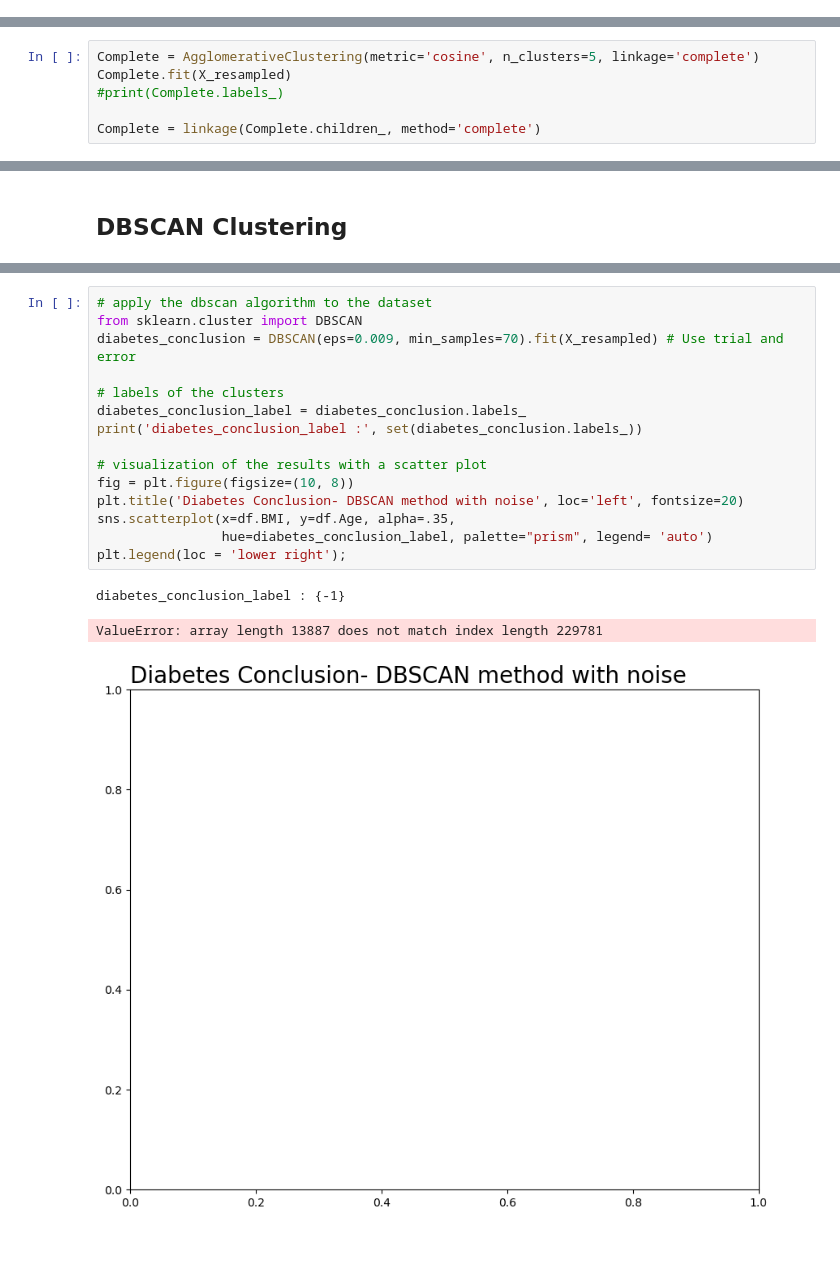
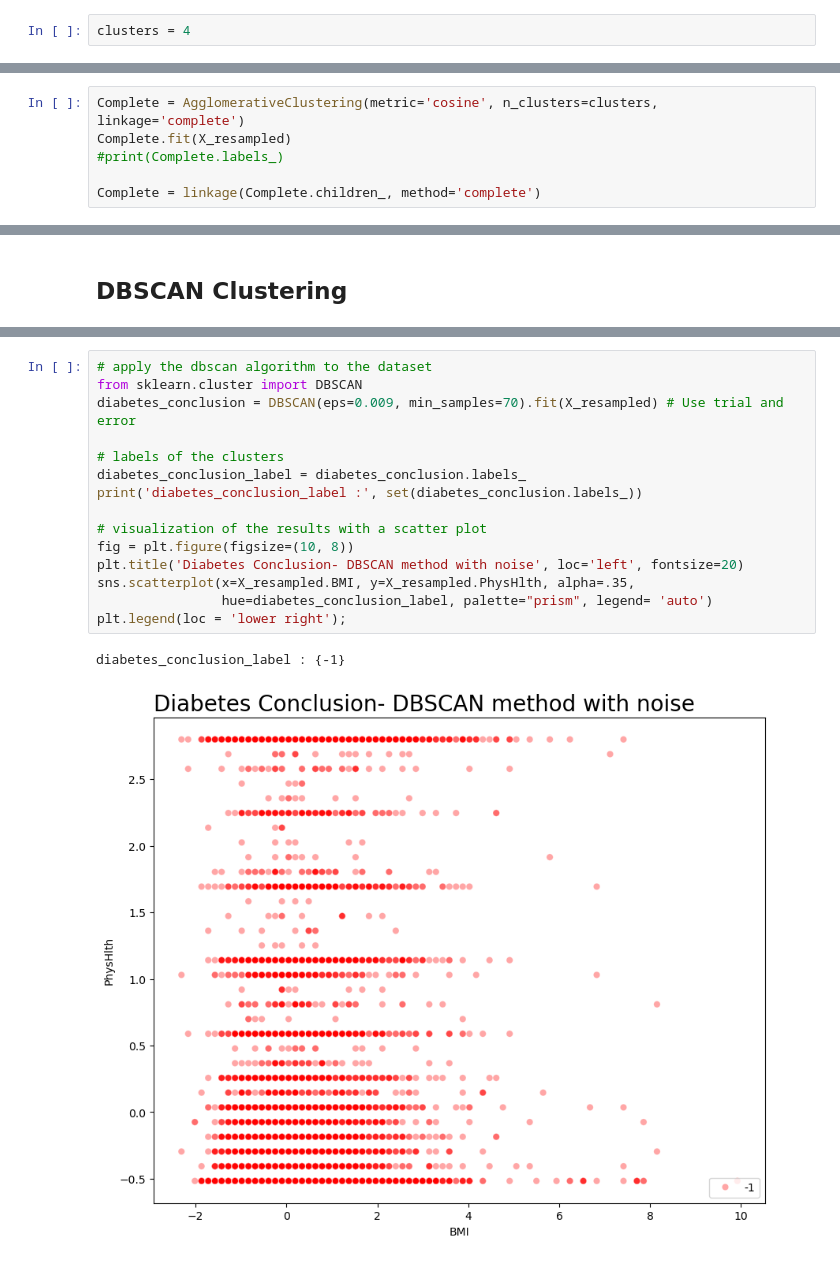
Before and after one commit to YaroslawBagriy/DiabetesRiskClassifier, a Jupyter notebook: notebooks/cluster_modeling.ipynb, the cells around one changed output, grey strips where cells are left out. Drawn from its saved outputs; the diff is of its cells as text.

```diff
--- a/notebooks/cluster_modeling.ipynb
+++ b/notebooks/cluster_modeling.ipynb
@@ -105,10 +145,12 @@ print(X_resampled.shape, y_resampled.shape)
+# %%
+clusters = 4
 # %% [markdown]
 ## Agglomerative Clustering(Heirachical Clustering)
 # %%
 from sklearn.cluster import AgglomerativeClustering
 from scipy.cluster.hierarchy import dendrogram, linkage
 # %%
-Complete = AgglomerativeClustering(metric='cosine', n_clusters=5, linkage='complete')
+Complete = AgglomerativeClustering(metric='cosine', n_clusters=clusters, linkage='complete')
 Complete.fit(X_resampled)
 #print(Complete.labels_)
 
@@ -362,19 +363,18 @@ df_scaled = scaler.fit_transform(df_DB)
 # %%
 # apply the dbscan algorithm to the dataset
 from sklearn.cluster import DBSCAN
 diabetes_conclusion = DBSCAN(eps=0.009, min_samples=70).fit(X_resampled) # Use trial and error
 
 # labels of the clusters
 diabetes_conclusion_label = diabetes_conclusion.labels_
 print('diabetes_conclusion_label :', set(diabetes_conclusion.labels_))
 
 # visualization of the results with a scatter plot
 fig = plt.figure(figsize=(10, 8))
 plt.title('Diabetes Conclusion- DBSCAN method with noise', loc='left', fontsize=20)
-sns.scatterplot(x=df.BMI, y=df.Age, alpha=.35,
+sns.scatterplot(x=X_resampled.BMI, y=X_resampled.PhysHlth, alpha=.35,
                 hue=diabetes_conclusion_label, palette="prism", legend= 'auto')
 plt.legend(loc = 'lower right');
 # %% [output]
 diabetes_conclusion_label : {-1}
-ValueError: array length 13887 does not match index length 229781
-[figure, old version]
+[figure, new version]
```
Also changed, not shown: parts of 12 cells of this notebook.
